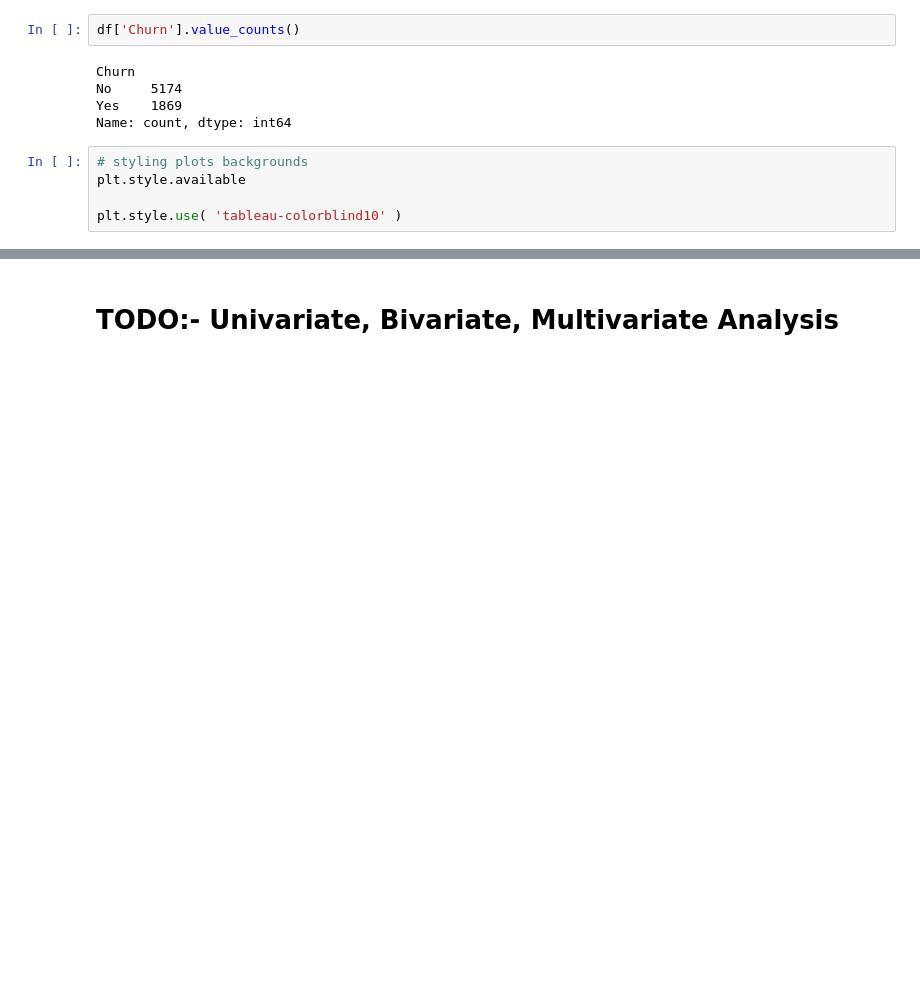
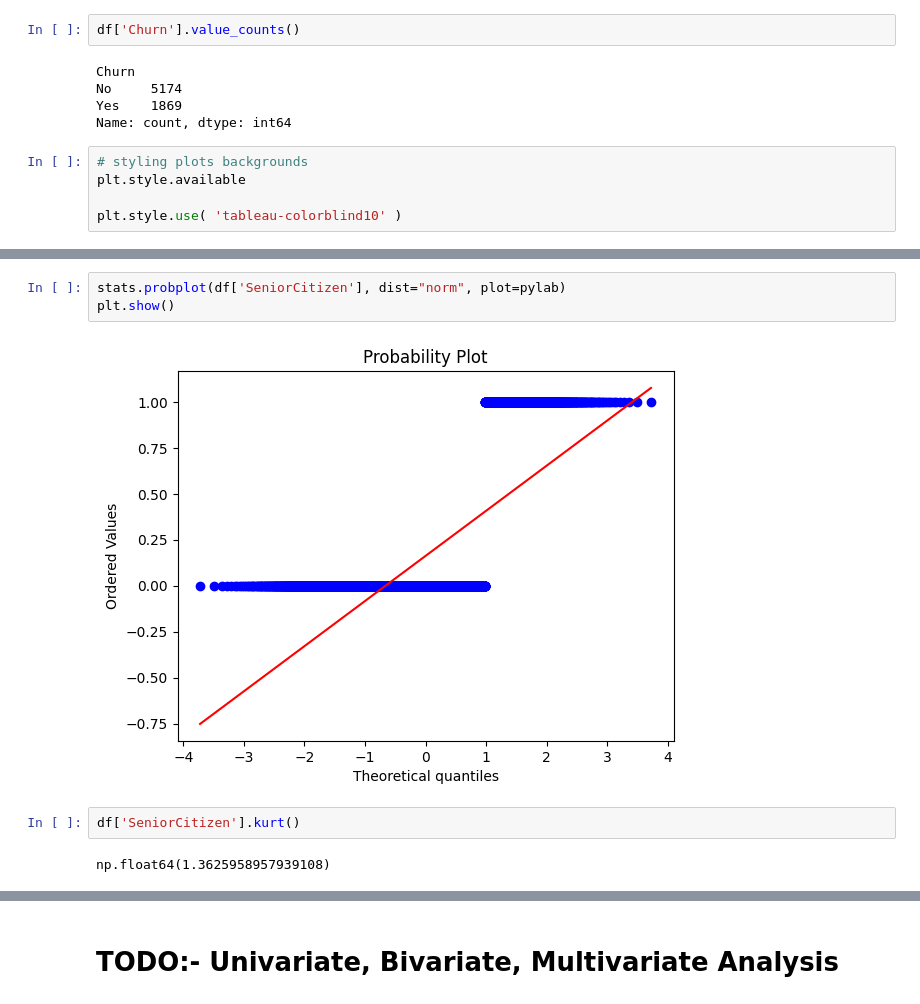
Before and after one commit to AnoopGeorge418/CustomerChurn-Prediction_System, a Jupyter notebook: dataHub/notebooks/exploratory/exploratory.ipynb, the cells around one changed output, grey strips where cells are left out. Cells and saved outputs as stored; diff of their text form; blank space fills up the shorter version.

```diff
--- a/dataHub/notebooks/exploratory/exploratory.ipynb
+++ b/dataHub/notebooks/exploratory/exploratory.ipynb
@@ -183,0 +224,9 @@ plt.style.use( 'tableau-colorblind10' )
+# %%
+stats.probplot(df['SeniorCitizen'], dist="norm", plot=pylab)
+plt.show()
+# %% [output]
+[figure, added]
+# %%
+df['SeniorCitizen'].kurt()
+# %% [output]
+np.float64(1.3625958957939108)
```
Also changed, not shown: parts of 31 cells of this notebook.
